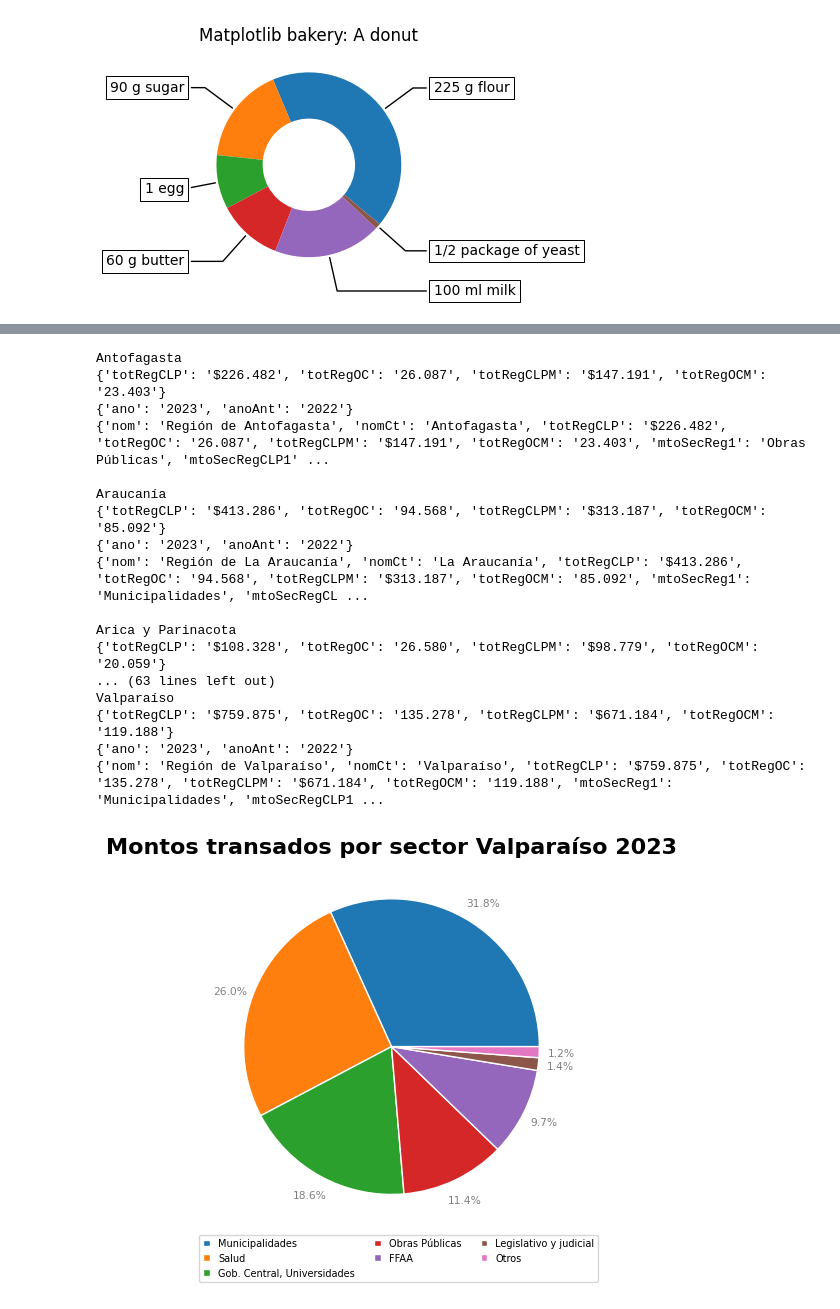
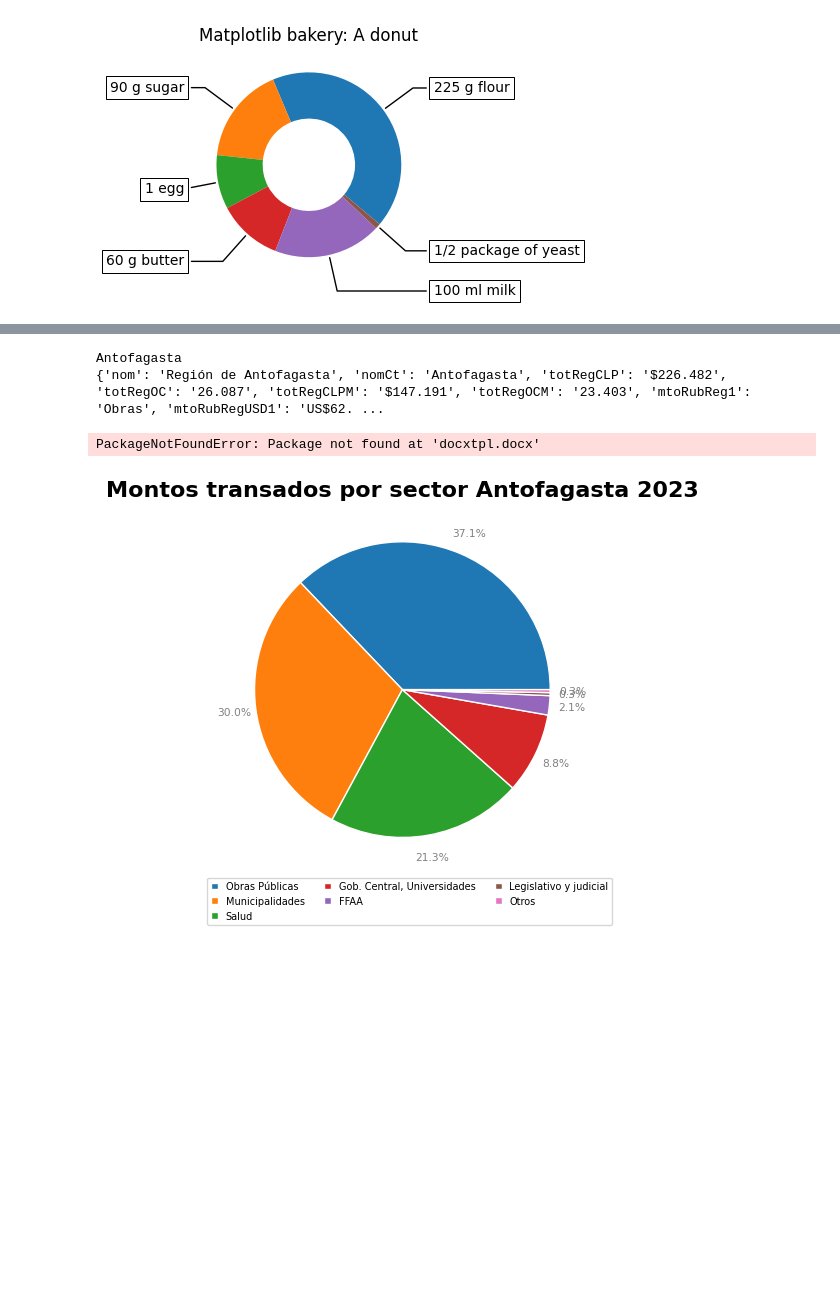
Before and after one commit to hecgarri/pyreportgen_dccp, a Jupyter notebook: Generador Reportes 3.ipynb, the cells around one changed output, grey strips where cells are left out. Cells and saved outputs as stored; diff of their text form; code cells hidden in the pictures; blank space fills up the shorter version.

```diff
--- a/Generador Reportes 3.ipynb
+++ b/Generador Reportes 3.ipynb
@@ -1110,6 +563,10 @@ RegNomb =   {'Antofagasta':             {'nom':'Región de Antofagasta',
 # Generar Iterador  con metricas Regionales
 # =============================================================================
 
+ListReg = pd.read_sql(con = conn_DW,  sql = qg.queryRegiones() )
+ListReg = list(ListReg['Region'])
+listReg = ListReg
+QueryReg = pd.read_sql(con = conn_DW,  sql = qg.QueryReg())
 
 #Iterando para que r tome el valor de todas las regiones disponibles
 for r in ListReg:
@@ -1149,6 +606,7 @@ for r in ListReg:
     RankFiltTransA['NombreInstitucion'] = RankFiltTransA['NombreInstitucion'].str.upper()
 
     #Ranking top 3 Rubros con mayor monto transado
+    QueryRegRubro = pd.read_sql(con = conn_DW,  sql = qg.queryRubroRegion() )
     RankRubroReg =  QueryRegRubro.loc[QueryRegRubro['Region'] == Reg]
 
     #Ranking top 3 OC de region para word
@@ -1232,11 +719,28 @@ def impAdicionalesReg():
 ###########################################################
 
 
+#Setea lista de regiones
+#listReg = pd.read_sql(con = conn_DW,  sql = qg.queryRegiones() )
+#listReg = list(listReg['Region'])
+
+
 #Totales Regionales 2023 ¿y 2022?
-TotReg = pd.read_sql(con = conn_DW,  sql = qg.queryTotalRegional() )
+TotReg = pd.read_sql(con = conn_DW,  sql = qg.queryTotalRegion() )
 mndTotReg = 'CLP'
 
-#Montos Sectores Regionales requerimientos SecRec
+
+#Montos Rubros Regionales
+RubReg = pd.read_sql(con = conn_DW,  sql = qg.queryRubroRegion() )
+topRubReg = 3 #la query entrega el top 3, adaptar
+mndRubReg = 'USD'
+
+#Montos Sectores Regionales
 # llamar query para dfSecReg = QSecReg.loc[QSecReg['region'] == r]
-topMntSecReg = 4
-mndMntSecReg = 'CLP'
+SecReg = pd.read_sql(con = conn_DW,  sql = qg.querySectorRegion() )
+topSecReg = 4
+mndSecReg = 'CLP'
+
+#Montos Compra Agils Regional 2022 y 2023
+CAReg = pd.read_sql(con = conn_DW,  sql = qg.queryCompraAgilRegion() )
+print(CAReg)
+mndCAReg = 'CLP'
@@ -1249,52 +771,41 @@ mndMntSecReg = 'CLP'
 #Importar template
 docu = DocxTemplate("docxtpl.docx")
 
 #Settear diccionario nacional
 contextoNac = {'ano' : str(AnoReg),
                'anoAnt' : str(AnoRegM1)}
 
 #settear diccionario adicionales regionales
 adicionalesReg = impAdicionalesReg()
 
-for r in ListReg:
+#Iterador de regiones/documentos
+for r in listReg:
     print('')
     print(r)
     contexto = setContextoReg(r)
 
     rTotReg = TotReg.loc[TotReg['Region'] == r]
     contexto.update(agregarTotalesRegion(rTotReg, mndTotReg))
 
-    SecReg = QSecReg.loc[QSecReg['region'] == r]
-    contexto.update(agregarMontoSectorRegion(SecReg, topMntSecReg, mndMntSecReg))
+    rRubReg = RubReg.loc[RubReg['Region'] == r]
+    contexto.update(agregarMontoRubrosRegion(rRubReg, topRubReg, mndRubReg))
+
+    rSecReg = SecReg.loc[SecReg['region'] == r]
+    contexto.update(agregarMontoSectorRegion(rSecReg, topSecReg, mndSecReg))
     titGrafSecReg = contexto['nomCt'] + ' ' + str(AnoReg)
-    contexto.update(agregarGrafMontoSectorRegion(SecReg, mndMntSecReg, titGrafSecReg)) #remover grafico despues de renderizar
+    contexto.update(agregarGrafMontoSectorRegion(rSecReg, mndSecReg, titGrafSecReg)) #remover grafico despues de renderizar
 
     contexto.update(adicionalesReg[r])
 
     contexto.update(contextoNac)
 
-    print(contextoNac)
     print(contexto)
     docu.render(contexto)
     os.remove(titGrafSecReg +'.png')    #según cantidad de gráficos se podría iterar
     nomDocu = 'ProtoReporte ' + contexto['nomCt'] + ' ' + str(AnoReg)
     docu.save('reportes/'+nomDocu+'.docx')
 # %% [output]
 Antofagasta
-{'totRegCLP': '$226.482', 'totRegOC': '26.087', 'totRegCLPM': '$147.191', 'totRegOCM': '23.403'}
-{'ano': '2023', 'anoAnt': '2022'}
-{'nom': 'Región de Antofagasta', 'nomCt': 'Antofagasta', 'totRegCLP': '$226.482', 'totRegOC': '26.087', 'totRegCLPM': '$147.191', 'totRegOCM': '23.403', 'mtoSecReg1': 'Obras Públicas', 'mtoSecRegCLP1' ...
-
-Araucanía
-{'totRegCLP': '$413.286', 'totRegOC': '94.568', 'totRegCLPM': '$313.187', 'totRegOCM': '85.092'}
-{'ano': '2023', 'anoAnt': '2022'}
-{'nom': 'Región de La Araucanía', 'nomCt': 'La Araucanía', 'totRegCLP': '$413.286', 'totRegOC': '94.568', 'totRegCLPM': '$313.187', 'totRegOCM': '85.092', 'mtoSecReg1': 'Municipalidades', 'mtoSecRegCL ...
-
-Arica y Parinacota
-{'totRegCLP': '$108.328', 'totRegOC': '26.580', 'totRegCLPM': '$98.779', 'totRegOCM': '20.059'}
-... (63 lines left out)
-Valparaíso
-{'totRegCLP': '$759.875', 'totRegOC': '135.278', 'totRegCLPM': '$671.184', 'totRegOCM': '119.188'}
-{'ano': '2023', 'anoAnt': '2022'}
-{'nom': 'Región de Valparaíso', 'nomCt': 'Valparaíso', 'totRegCLP': '$759.875', 'totRegOC': '135.278', 'totRegCLPM': '$671.184', 'totRegOCM': '119.188', 'mtoSecReg1': 'Municipalidades', 'mtoSecRegCLP1 ...
+{'nom': 'Región de Antofagasta', 'nomCt': 'Antofagasta', 'totRegCLP': '$226.482', 'totRegOC': '26.087', 'totRegCLPM': '$147.191', 'totRegOCM': '23.403', 'mtoRubReg1': 'Obras', 'mtoRubRegUSD1': 'US$62. ...
+PackageNotFoundError: Package not found at 'docxtpl.docx'
-[figure, old version]
+[figure, new version]
```
Also changed, not shown: parts of 14 cells of this notebook, 21 other files.
